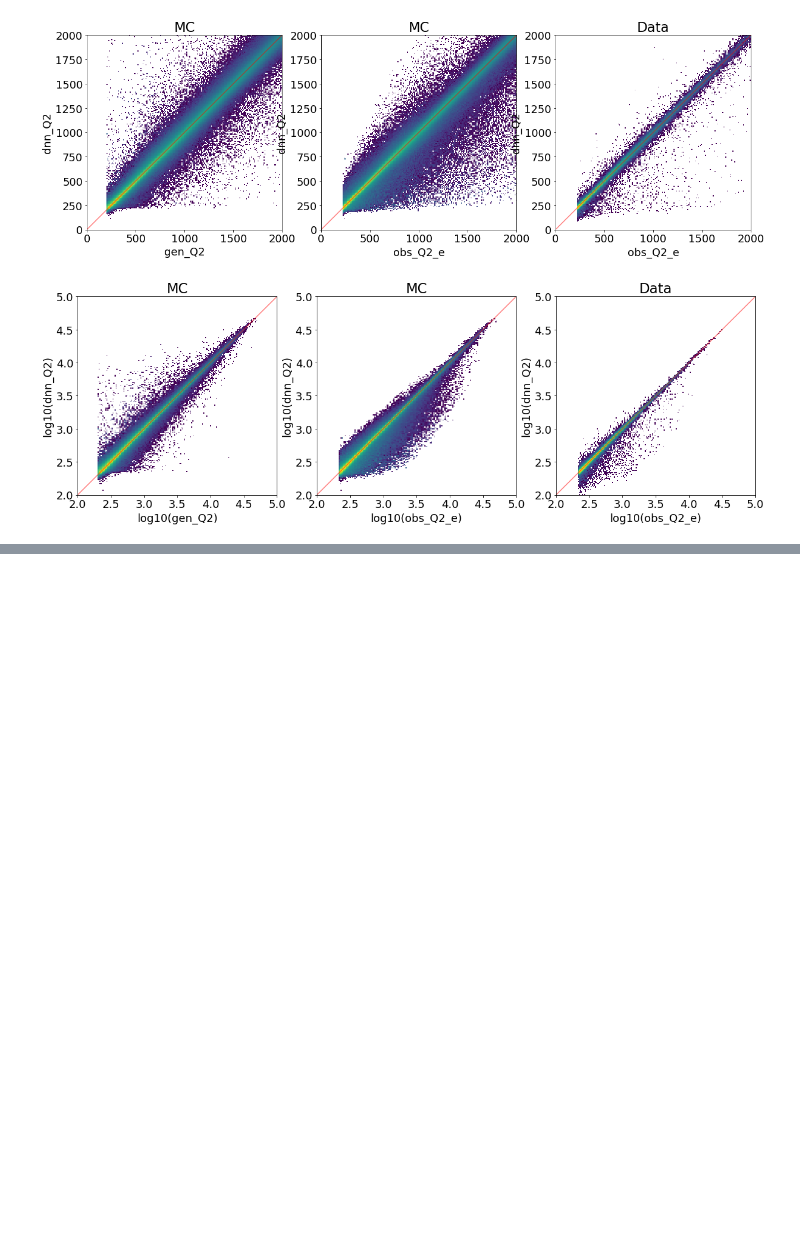
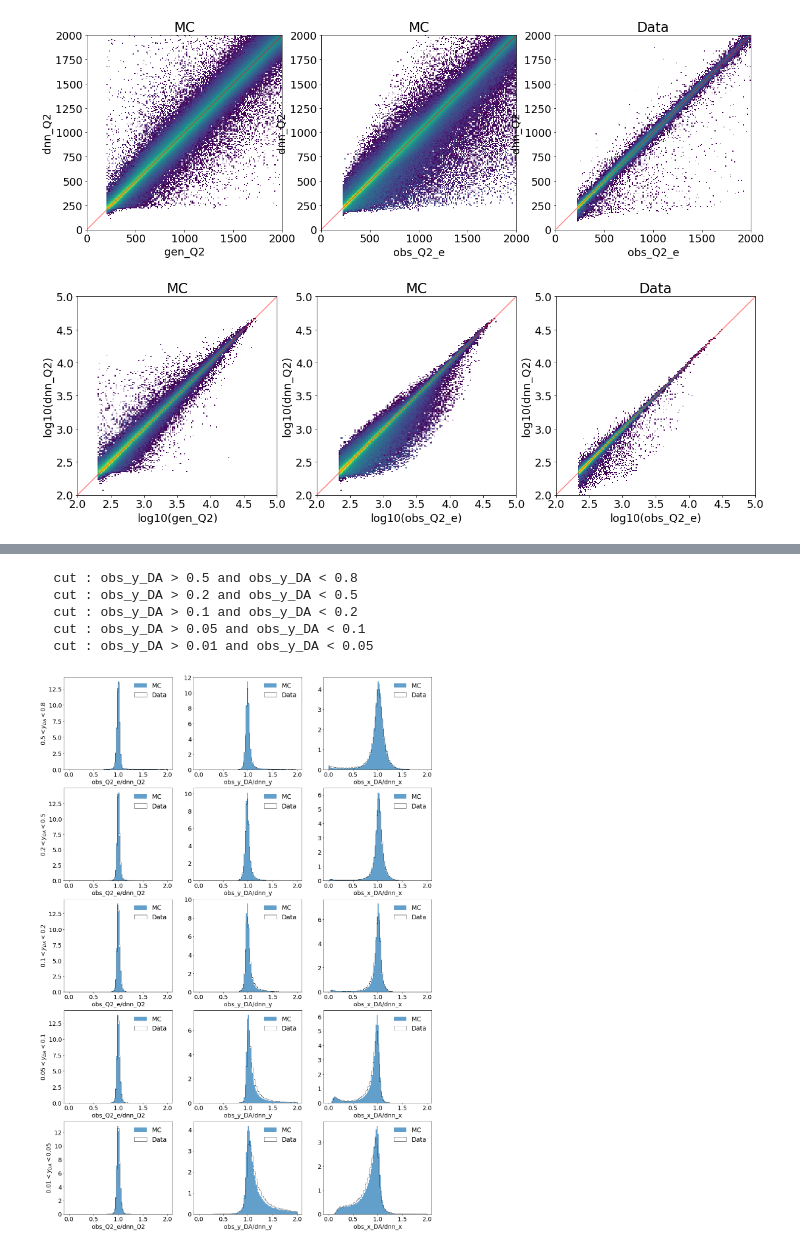
Before and after one commit to owen234/h1-analysis, a Jupyter notebook: data-mc-comparisons-v1.ipynb, the cells around one changed output, grey strips where cells are left out. Cells and saved outputs as stored; diff of their text form; code cells hidden in the pictures; blank space fills up the shorter version.

```diff
--- a/data-mc-comparisons-v1.ipynb
+++ b/data-mc-comparisons-v1.ipynb
@@ -633,0 +667,79 @@ plt.show()
+# %%
+fig,ax = plt.subplots(5,3,figsize=(20,30))
+
+xmin = 0
+xmax = 2
+
+nbins=100
+
+#cuts = [
+#    'from_tlv_gen_y > 0.5 and from_tlv_gen_y < 0.8',
+#    'from_tlv_gen_y > 0.2 and from_tlv_gen_y < 0.5',
+#    'from_tlv_gen_y > 0.1 and from_tlv_gen_y < 0.2',
+#    'from_tlv_gen_y > 0.05 and from_tlv_gen_y < 0.1',
+#    'from_tlv_gen_y > 0.01 and from_tlv_gen_y < 0.05',
+#]
+
+cuts = [
+    'obs_y_DA > 0.5 and obs_y_DA < 0.8',
+    'obs_y_DA > 0.2 and obs_y_DA < 0.5',
+    'obs_y_DA > 0.1 and obs_y_DA < 0.2',
+    'obs_y_DA > 0.05 and obs_y_DA < 0.1',
+    'obs_y_DA > 0.01 and obs_y_DA < 0.05',
+]
+
+cut_title = [
+    '$0.5 < y_{DA} < 0.8$',
+    '$0.2 < y_{DA} < 0.5$',
+    '$0.1 < y_{DA} < 0.2$',
+    '$0.05 < y_{DA} < 0.1$',
+    '$0.01 < y_{DA} < 0.05$',
+]
+
+for ci in range( len(cuts)):
+
+    print('  cut : %s' % cuts[ci])
+
+    ax[ci][0].hist( mc_pdf.query(cuts[ci])['obs_Q2_e']/mc_pdf.query(cuts[ci])['dnn_Q2'],
+                   bins=nbins, range=[xmin,xmax], weights=mc_pdf.query(cuts[ci])['wgt'], label='MC', density=True, alpha=myalpha )
+    ax[ci][0].hist( data_pdf.query(cuts[ci])['obs_Q2_e']/data_pdf.query(cuts[ci])['dnn_Q2'],
+                   bins=nbins, range=[xmin,xmax], histtype='step', color='black', label='Data',  density=True, alpha=myalpha )
+
+
+    ax[ci][1].hist( mc_pdf.query(cuts[ci])['obs_y_DA']/mc_pdf.query(cuts[ci])['dnn_y'],
+                   bins=nbins, range=[xmin,xmax], weights=mc_pdf.query(cuts[ci])['wgt'], label='MC', density=True, alpha=myalpha )
+    ax[ci][1].hist( data_pdf.query(cuts[ci])['obs_y_DA']/data_pdf.query(cuts[ci])['dnn_y'],
+                   bins=nbins, range=[xmin,xmax], histtype='step', color='black', label='Data',  density=True, alpha=myalpha )
+
+
+    ax[ci][2].hist( mc_pdf.query(cuts[ci])['obs_x_DA']/mc_pdf.query(cuts[ci])['dnn_x'],
+                   bins=nbins, range=[xmin,xmax], weights=mc_pdf.query(cuts[ci])['wgt'], label='MC', density=True, alpha=myalpha )
+    ax[ci][2].hist( data_pdf.query(cuts[ci])['obs_x_DA']/data_pdf.query(cuts[ci])['dnn_x'],
+                   bins=nbins, range=[xmin,xmax], histtype='step', color='black', label='Data',  density=True, alpha=myalpha )
+
+
+    ax[ci][0].set_xlabel('obs_Q2_e/dnn_Q2')
+    ax[ci][1].set_xlabel('obs_y_DA/dnn_y')
+    ax[ci][2].set_xlabel('obs_x_DA/dnn_x')
+
+    ax[ci][0].legend(loc='best')
+    ax[ci][1].legend(loc='best')
+    ax[ci][2].legend(loc='best')
+
+    ax[ci][0].set_ylabel( cut_title[ci] )
+
+
+
+plt.savefig( '%s/Q2yx-ratio-hists-5ybins.pdf' % plots_dir, bbox_inches='tight' )
+plt.savefig( '%s/Q2yx-ratio-hists-5ybins.png' % plots_dir, bbox_inches='tight' )
+
+
+
+plt.show()
+# %% [output]
+  cut : obs_y_DA > 0.5 and obs_y_DA < 0.8
+  cut : obs_y_DA > 0.2 and obs_y_DA < 0.5
+  cut : obs_y_DA > 0.1 and obs_y_DA < 0.2
+  cut : obs_y_DA > 0.05 and obs_y_DA < 0.1
+  cut : obs_y_DA > 0.01 and obs_y_DA < 0.05
+[figure, added]
```
Also changed, not shown: parts of 2 cells of this notebook, 1 other file.
